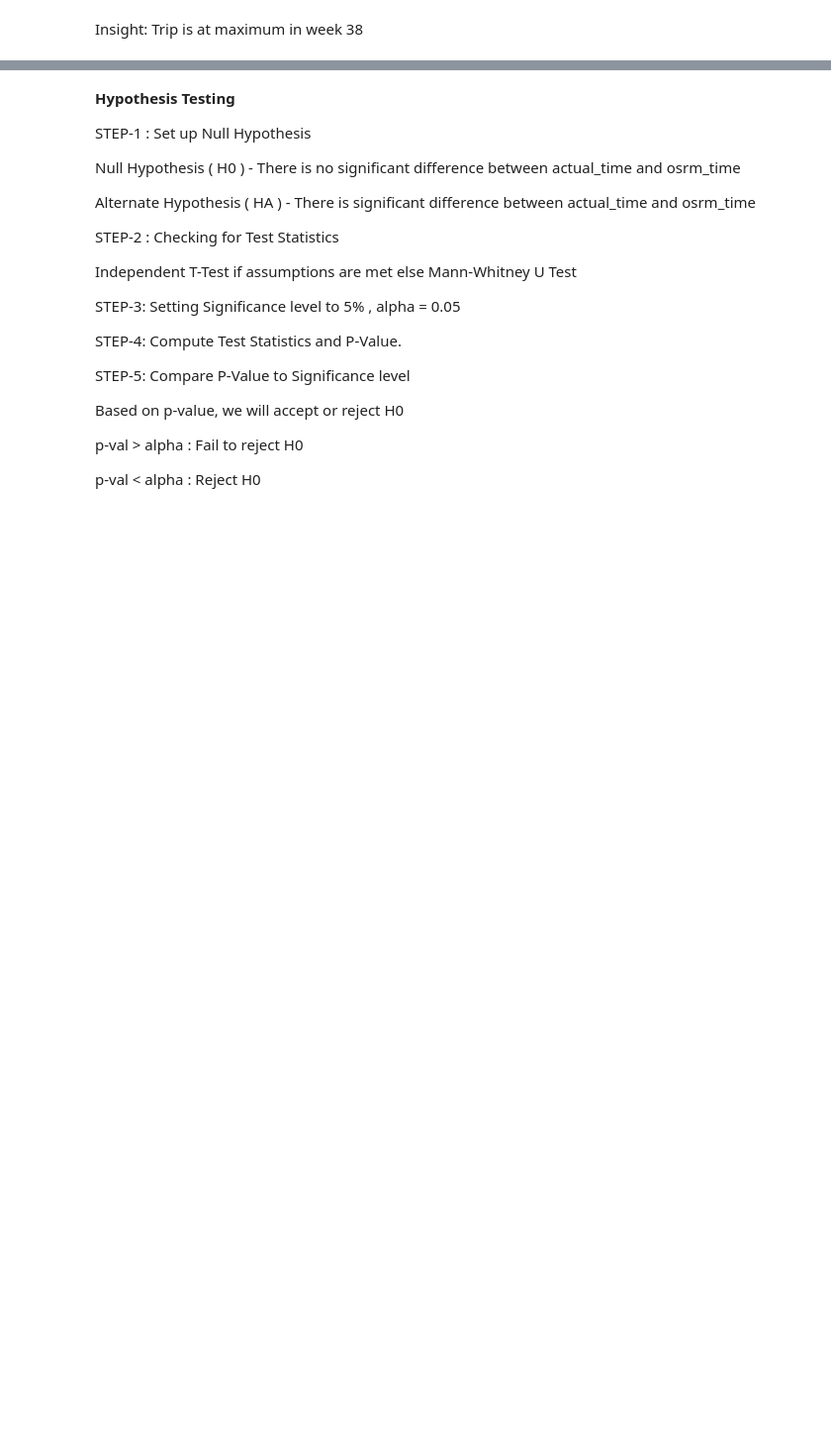
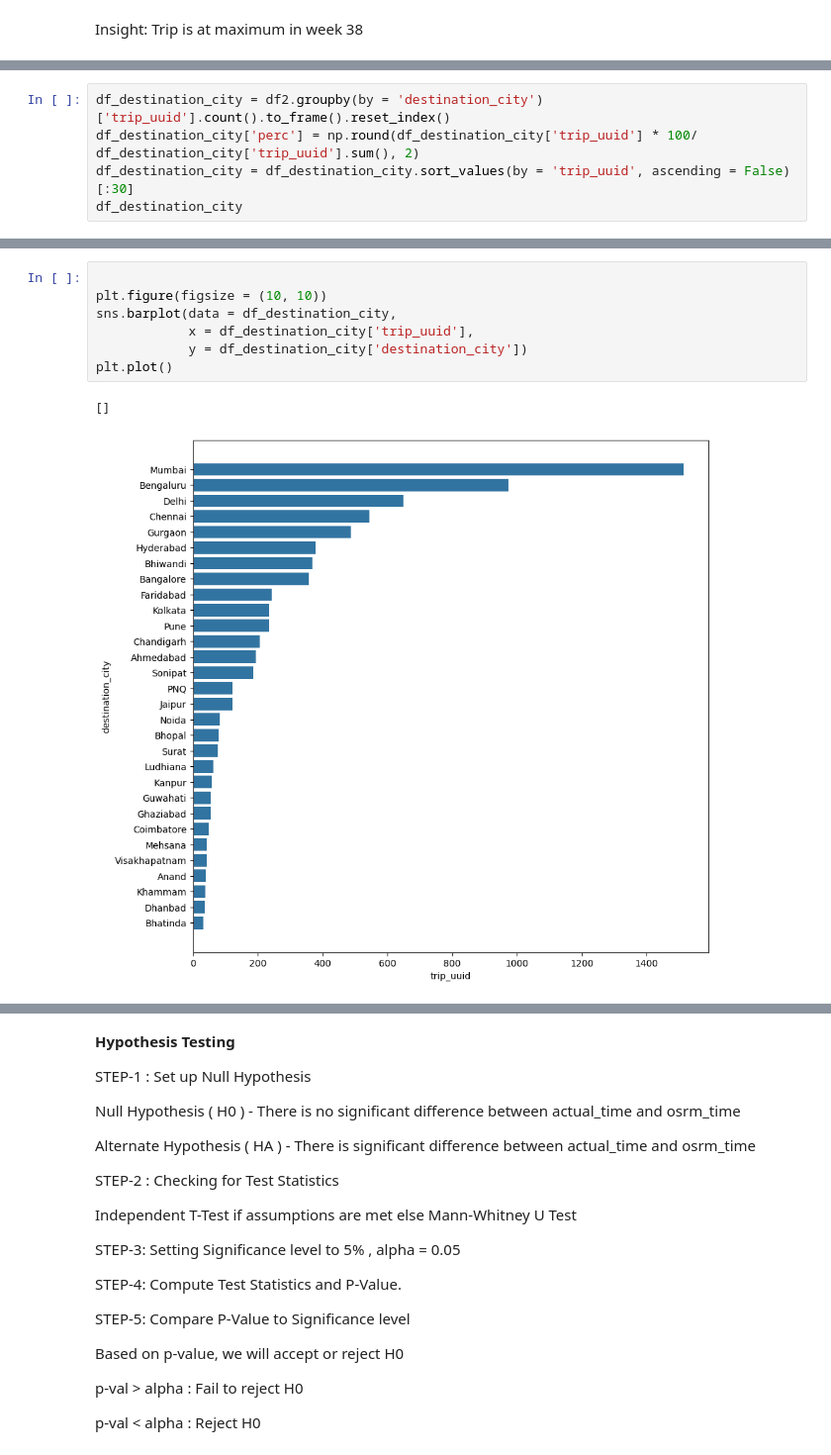
Before and after one commit to Karti1313/DataScience_projects, a Jupyter notebook: Delhivery_project.ipynb, the cells around one changed output, grey strips where cells are left out. Shown at 99% size. Cells and saved outputs as stored; diff of their text form; blank space fills up the shorter version.

```diff
--- a/Delhivery_project.ipynb
+++ b/Delhivery_project.ipynb
@@ -794,0 +887,5 @@ Trip is at maximum in week 38
+# %%
+df_destination_city = df2.groupby(by = 'destination_city')['trip_uuid'].count().to_frame().reset_index()
+df_destination_city['perc'] = np.round(df_destination_city['trip_uuid'] * 100/ df_destination_city['trip_uuid'].sum(), 2)
+df_destination_city = df_destination_city.sort_values(by = 'trip_uuid', ascending = False)[:30]
+df_destination_city
@@ -794,0 +910,10 @@ Trip is at maximum in week 38
+# %%
+
+plt.figure(figsize = (10, 10))
+sns.barplot(data = df_destination_city,
+            x = df_destination_city['trip_uuid'],
+            y = df_destination_city['destination_city'])
+plt.plot()
+# %% [output]
+[]
+[figure, added]
```
Also changed, not shown: parts of 26 cells of this notebook.
